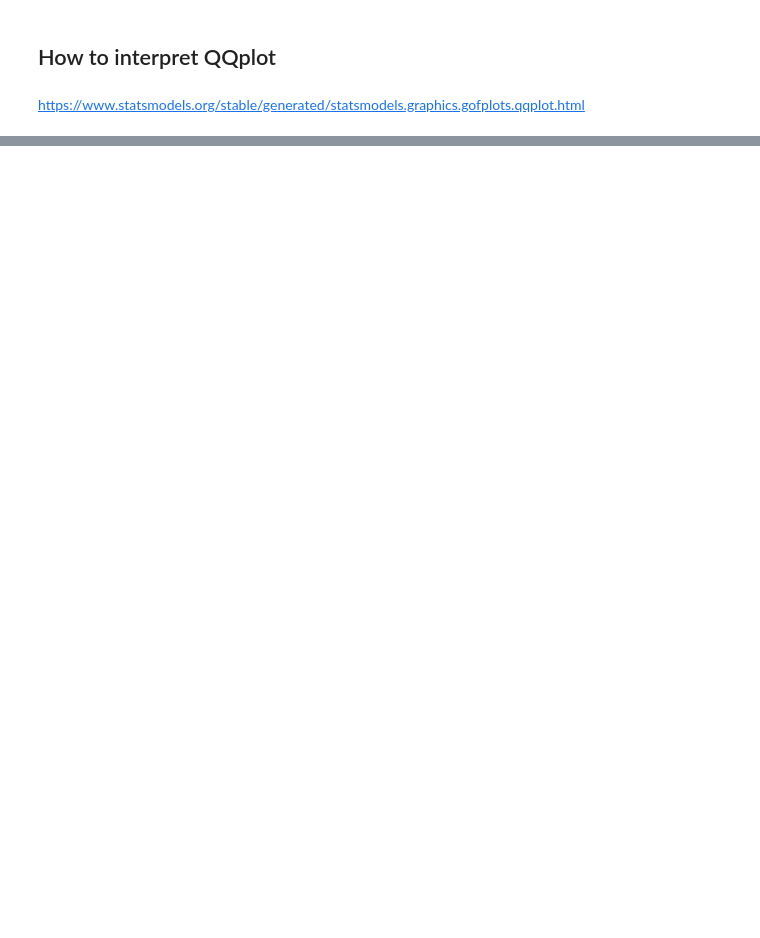
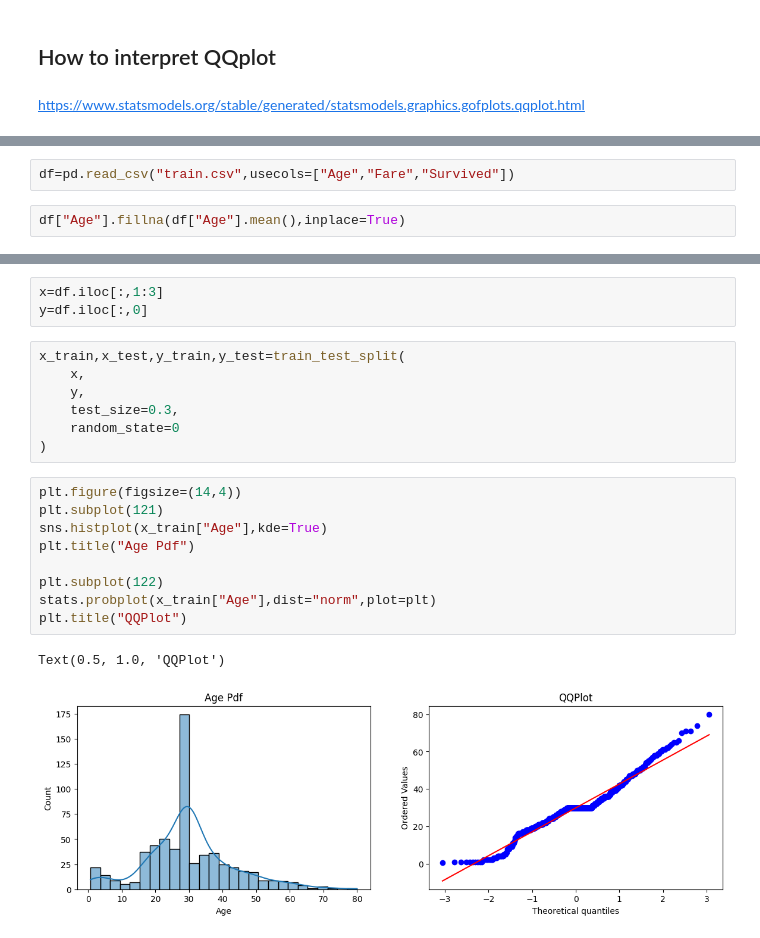
Before and after one commit to pranavpillai123/Machine-Learning-Notes, a Jupyter notebook: 9. Feature Engineering/6. Mathematical Transformer/1. Function Transformer/Function Transformer.ipynb, the cells around one changed output, grey strips where cells are left out. Drawn from its saved outputs; the diff is of its cells as text; blank space fills up the shorter version.

```diff
--- a/9. Feature Engineering/6. Function Transformer/Function Transformer.ipynb
+++ b/9. Feature Engineering/6. Mathematical Transformer/1. Function Transformer/Function Transformer.ipynb
@@ -63,0 +87,4 @@ https://www.statsmodels.org/stable/generated/statsmodels.graphics.gofplots.qqplo
+# %%
+df=pd.read_csv("train.csv",usecols=["Age","Fare","Survived"])
+# %%
+df["Age"].fillna(df["Age"].mean(),inplace=True)
@@ -63,0 +107,22 @@ https://www.statsmodels.org/stable/generated/statsmodels.graphics.gofplots.qqplo
+# %%
+x=df.iloc[:,1:3]
+y=df.iloc[:,0]
+# %%
+x_train,x_test,y_train,y_test=train_test_split(
+    x,
+    y,
+    test_size=0.3,
+    random_state=0
+)
+# %%
+plt.figure(figsize=(14,4))
+plt.subplot(121)
+sns.histplot(x_train["Age"],kde=True)
+plt.title("Age Pdf")
+
+plt.subplot(122)
+stats.probplot(x_train["Age"],dist="norm",plot=plt)
+plt.title("QQPlot")
+# %% [output]
+Text(0.5, 1.0, 'QQPlot')
+[figure, added]
```
Also changed, not shown: parts of 53 cells of this notebook, 1 other file.
